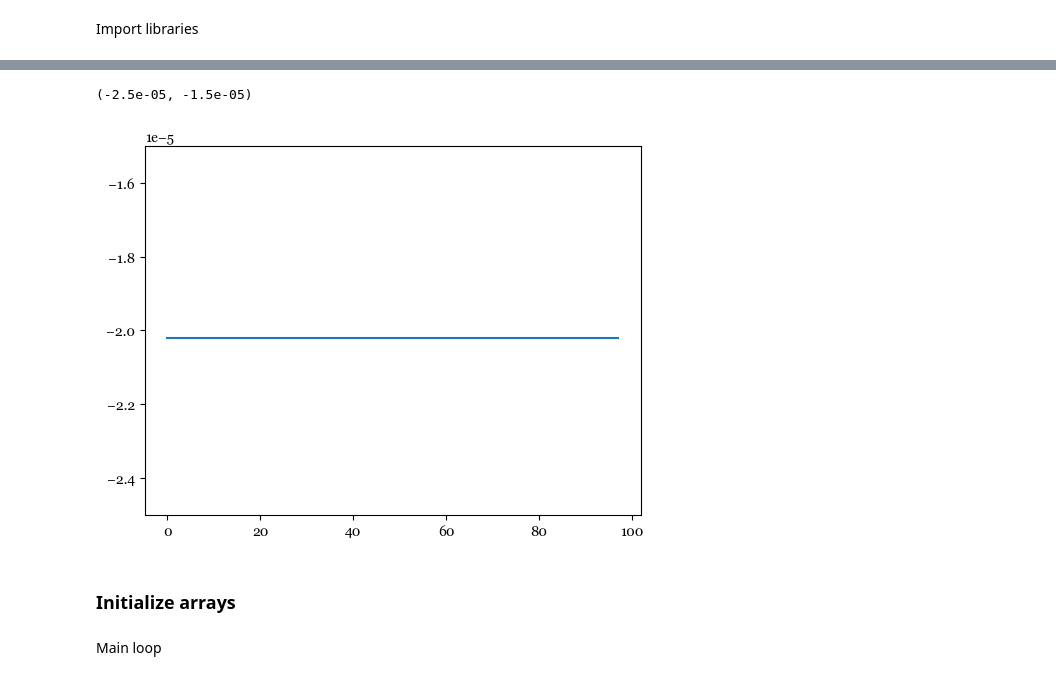
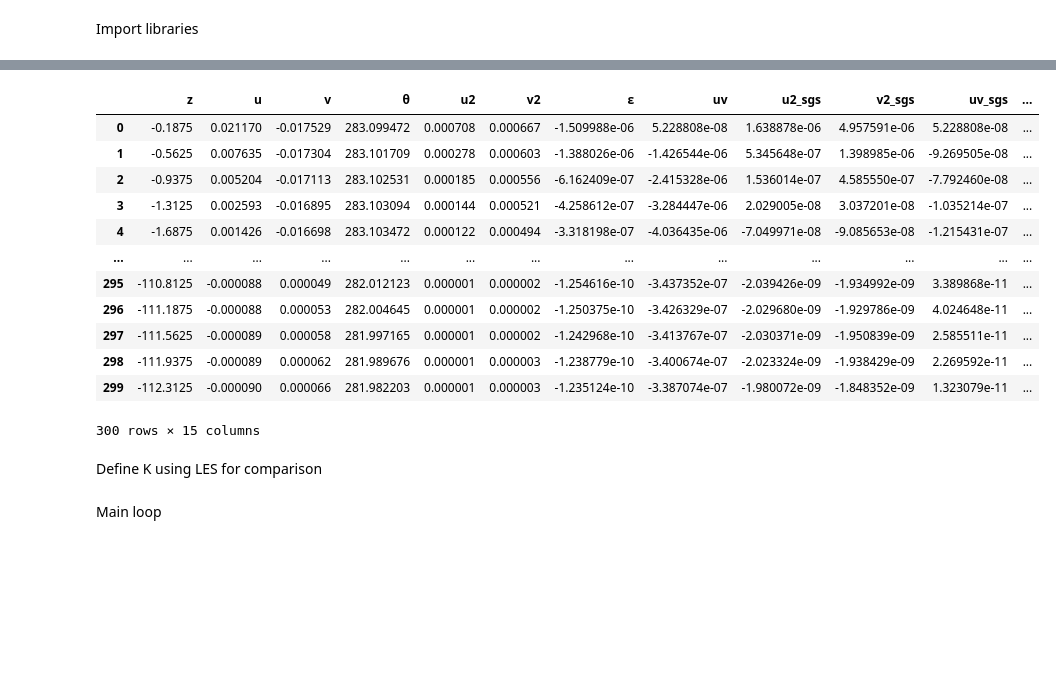
Before and after one commit to sierrastevnson/EkmanModel, a Jupyter notebook: ekmanmodel.ipynb, the cells around one changed output, grey strips where cells are left out. Saved outputs shown, nothing was run; the diff lists cells and outputs as text; code cells hidden in the pictures; blank space fills up the shorter version.

```diff
--- a/ekmanmodel.ipynb
+++ b/ekmanmodel.ipynb
@@ -46,10 +131,13 @@ plt.rcParams["font.size"] = 10
 # %%
 # Create dataframe of LES runs data
 LES_runs = pd.read_csv("C:/Users/Sierra/Desktop/Chamecki Lab/LES_runs/all_LES_runs(1).txt", sep=None, engine="python").rename({"A" : "Lambda"}, axis = 1)
+LES_runs['h'] = [-66.8,-67.5,-60,-60,-66.8,-61.9, -63.8, -64.5, -64.9, -68.2, -62.2, -64.9, -58.5]  # Add h (boundary layer depth) values from paper
+LES_runs['La_SL'] = [0.28,0.52,1.70,0,0.69,0.51,0,1.74,0.75,3.47,1.51,0.51,0]
+run_names = np.array(LES_runs['Name'])
 file_names = ["wu00L02","wu00L03","wu00L10","wu00Lin","wu00L04","wu01L03","wu01Lin","wu01L10","wu02L04","wu03L20","wu10L09","wu20L03","wu0inLna"]
 path = "C:/Users/Sierra/Desktop/Chamecki Lab/LES_runs/"
 files = LES_runs["File"].values
 
 df = {}
-for file, file_name in zip(files, file_names):
-        df[file_name] = pd.read_csv(path + file)
+for run_name, file, file_name in zip(run_names, files, file_names):
+        df[run_name] = pd.read_csv(path + file)
@@ -96,8 +143,0 @@ tau_y_over_rho = 0
-# %%
-dKdz = np.zeros(Nz)
-dKdz = (K[2:] - K[:-2]) / (2*dz)
-plt.plot(dKdz)
-plt.ylim(-2.5e-05, -1.5e-05)
-# %% [output]
-(-2.5e-05, -1.5e-05)
-[figure, removed]
@@ -109,2 +143,0 @@ vs = vg + (np.sqrt(2) / (f * d) * np.exp(z/d)) * (tau_x_over_rho * np.sin(z / d
-# %% [markdown]
-### Initialize arrays
@@ -115,0 +144,18 @@ v_saved = np.zeros((Nz, int(Nt//dt)))
+# %%
+df["Joint PDF Peak"]
+# %% [output]
+|  | z | u | v | θ | u2 | v2 | ε | uv | u2_sgs | v2_sgs | uv_sgs | ... |
+| 0 | -0.1875 | 0.021170 | -0.017529 | 283.099472 | 0.000708 | 0.000667 | -1.509988e-06 | 5.228808e-08 | 1.638878e-06 | 4.957591e-06 | 5.228808e-08 | ... |
+| 1 | -0.5625 | 0.007635 | -0.017304 | 283.101709 | 0.000278 | 0.000603 | -1.388026e-06 | -1.426544e-06 | 5.345648e-07 | 1.398985e-06 | -9.269505e-08 | ... |
+| 2 | -0.9375 | 0.005204 | -0.017113 | 283.102531 | 0.000185 | 0.000556 | -6.162409e-07 | -2.415328e-06 | 1.536014e-07 | 4.585550e-07 | -7.792460e-08 | ... |
+| 3 | -1.3125 | 0.002593 | -0.016895 | 283.103094 | 0.000144 | 0.000521 | -4.258612e-07 | -3.284447e-06 | 2.029005e-08 | 3.037201e-08 | -1.035214e-07 | ... |
+| 4 | -1.6875 | 0.001426 | -0.016698 | 283.103472 | 0.000122 | 0.000494 | -3.318198e-07 | -4.036435e-06 | -7.049971e-08 | -9.085653e-08 | -1.215431e-07 | ... |
+| ... | ... | ... | ... | ... | ... | ... | ... | ... | ... | ... | ... | ... |
+| 295 | -110.8125 | -0.000088 | 0.000049 | 282.012123 | 0.000001 | 0.000002 | -1.254616e-10 | -3.437352e-07 | -2.039426e-09 | -1.934992e-09 | 3.389868e-11 | ... |
+| 296 | -111.1875 | -0.000088 | 0.000053 | 282.004645 | 0.000001 | 0.000002 | -1.250375e-10 | -3.426329e-07 | -2.029680e-09 | -1.929786e-09 | 4.024648e-11 | ... |
+| 297 | -111.5625 | -0.000089 | 0.000058 | 281.997165 | 0.000001 | 0.000002 | -1.242968e-10 | -3.413767e-07 | -2.030371e-09 | -1.950839e-09 | 2.585511e-11 | ... |
+| 298 | -111.9375 | -0.000089 | 0.000062 | 281.989676 | 0.000001 | 0.000003 | -1.238779e-10 | -3.400674e-07 | -2.023324e-09 | -1.938429e-09 | 2.269592e-11 | ... |
+| 299 | -112.3125 | -0.000090 | 0.000066 | 281.982203 | 0.000001 | 0.000003 | -1.235124e-10 | -3.387074e-07 | -1.980072e-09 | -1.848352e-09 | 1.323079e-11 | ... |
+300 rows × 15 columns
+# %% [markdown]
+Define K using LES for comparison
```
Also changed, not shown: parts of 33 cells of this notebook, 2 other files.
